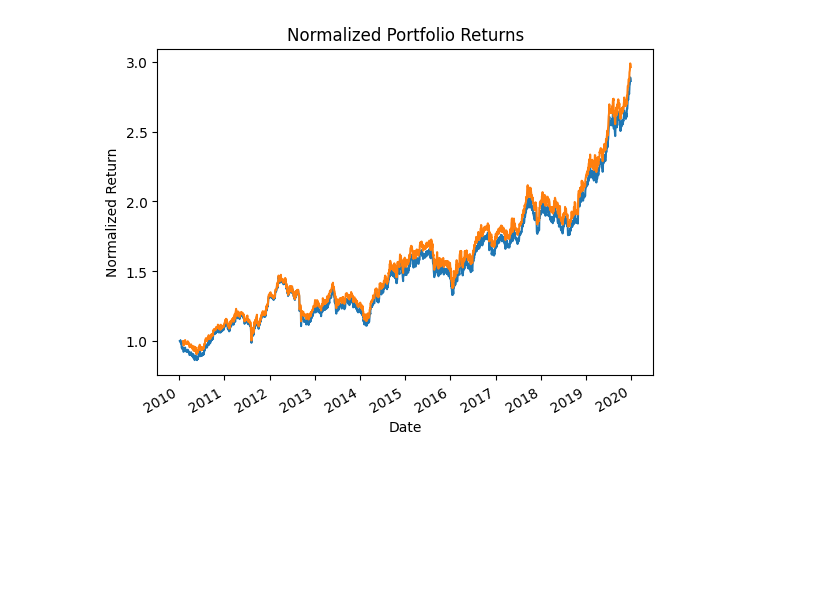
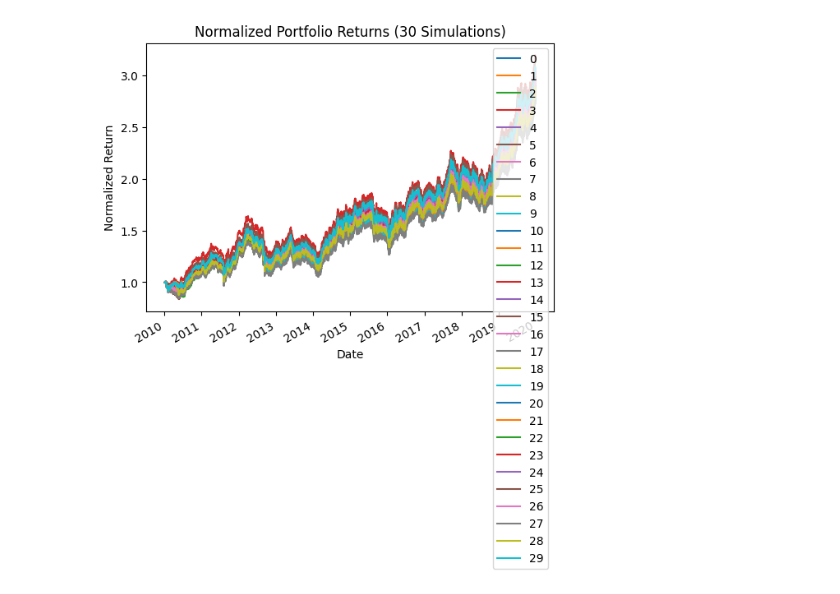
Before and after one commit to fea-dev-usp/quantamental-Dev_Wizards, a Jupyter notebook: rebalanceamentos_aleatorios.ipynb, the cells around one changed output. Cells and saved outputs as stored; diff of their text form; code cells hidden in the pictures; blank space fills up the shorter version.

```diff
--- a/rebalanceamentos_aleatorios.ipynb
+++ b/rebalanceamentos_aleatorios.ipynb
@@ -108,0 +48,10 @@ Matrix is not positive definite at 2010-02-01 00:00:00
+# %%
+def random_array():
+
+    # Generate a binary array with 150 ones placed randomly
+    binary_array = np.zeros(len(N) - len(M))
+    binary_array[:150] = 1
+    np.random.shuffle(binary_array) # Nx1 array
+    binary_array = np.insert(binary_array, list(range(len(M))), np.zeros(len(M)))
+
+    return binary_array
@@ -109 +81,12 @@ Matrix is not positive definite at 2010-02-01 00:00:00
+# %%
+def random_weights_portfolio(returns, weights_df_random):
+    portfolio_returns_random = (returns * weights_df_random.drop('rebalancing', axis=1)) # Nx1 vextor - calculate the portfolio returns
+
+    normalized_portfolio_returns_random = (1 + portfolio_returns_random.sum(axis=1)).cumprod()
+
+    return normalized_portfolio_returns_random
+# %%
+binary_array = random_array()
+weights_df_random = random_weights(returns, binary_array)
+normalized_portfolio_returns_random = random_weights_portfolio(returns, weights_df_random)
 # %%
@@ -175,0 +100,19 @@ You must convert self.cov to a positive definite matrix
+# %%
+simulated_portfolios = []
+num_simulations = 30
+
+for i in range(num_simulations):
+    # Generate a random binary array
+    binary_array = random_array()
+
+    # Calculate the random weights based on the binary array
+    weights_df_random = random_weights(returns, binary_array)
+
+    # Compute the normalized portfolio returns
+    normalized_portfolio_returns_random = random_weights_portfolio(returns, weights_df_random)
+
+    # Store the results in the list
+    simulated_portfolios.append(normalized_portfolio_returns_random)
+
+# Convert the list of results into a DataFrame for easier analysis
+simulated_portfolios_df = pd.DataFrame(simulated_portfolios).T
@@ -176,9 +138,8 @@ You must convert self.cov to a positive definite matrix
 # %%
-# Plot the normalized portfolio returns
-normalized_portfolio_returns_random.plot(title='Normalized Portfolio Returns (Random Rebalancing)')
-normalized_portfolio_returns.plot(title='Normalized Portfolio Returns')
+# Plot the results of the simulations
+simulated_portfolios_df.plot(title='Normalized Portfolio Returns (30 Simulations)')
 plt.xlabel('Date')
 plt.ylabel('Normalized Return')
 plt.show()
 # %% [output]
-[figure, old version]
+[figure, new version]
```
Also changed, not shown: parts of 10 cells of this notebook.
